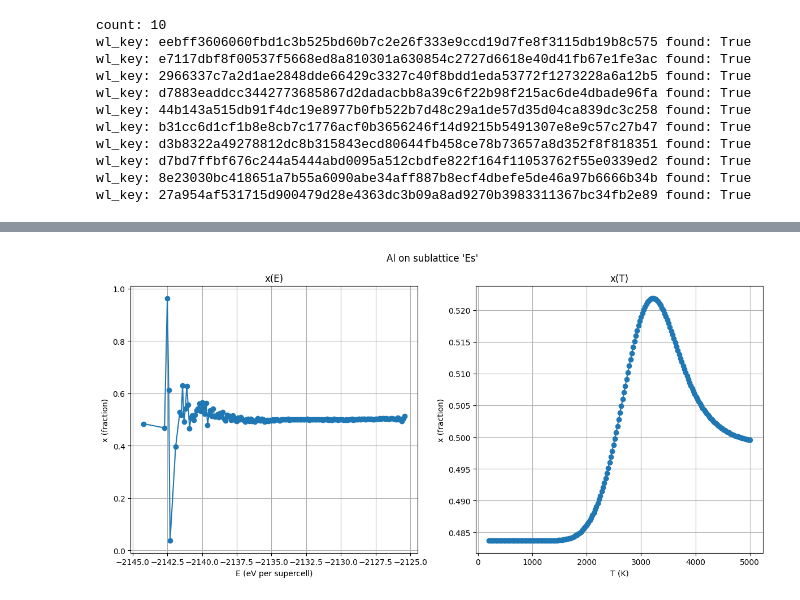
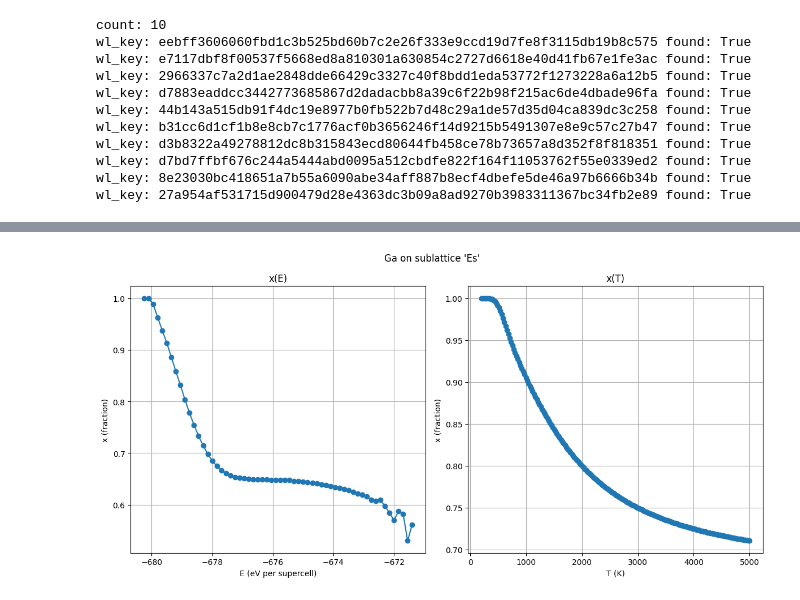
Before and after one commit to ColinBundschu/phase-edge, a Jupyter notebook: testing/visualize_wl.ipynb, the cells around one changed output, grey strips where cells are left out. Drawn from its saved outputs; the diff is of its cells as text; code cells hidden in the pictures.

```diff
--- a/testing/visualize_wl.ipynb
+++ b/testing/visualize_wl.ipynb
@@ -567,33 +574,33 @@ def _plot_single_xE_xT(
         ax.plot(E_series, y_series, marker="o")
     ax.set_xlabel("E (eV per supercell)")
     ax.set_ylabel("x (fraction)")
     ax.set_title("x(E)")
     ax.grid(True)
 
     # Right: x(T)
     ax = axes[1]
     if len(xT_series) > 0:
         Ts = sorted(xT_series.keys())
         ys = [xT_series[T] for T in Ts]
         ax.plot(np.asarray(Ts, dtype=float), np.asarray(ys, dtype=float), marker="o")
     else:
         # If no xT for this pair, plot empty axes so the layout stays stable.
         ax.plot([], [])
     ax.set_xlabel("T (K)")
     ax.set_ylabel("x (fraction)")
     ax.set_title("x(T)")
     ax.grid(True)
 
     fig.tight_layout()
     plt.show()
 
 
 # Example:
 result = analyze_wl_chain_tip(
     # "80d8c390132405b8ba7a1bb775c35a50ef1fe4acbafd10c247fe3e20a643638c", sublattice="Es", element="Al", # ZnAl2O4 2x2x2 refined
-    # "4f43349d82a2462e1af28a44f11430df3cf0bfcb01509eadba060c5dfc69edf2", sublattice="Es", element="Ga", # MgGa2O4 2x2x2 refined
-    "453865df7deffca7d2e6dc2246e8a2fa08683264868486e50a6fd7f03fa1db15", sublattice="Es", element="Al", # Sr2TaAlO6 3x3x3 unrefined
+    "1311a94f5d64fbbb02e984e8487d739da17c68acdd46b4cf7ef6d7021f2b4e7e", sublattice="Es", element="Ga", # MgGa2O4 2x2x2 refined
+    # "453865df7deffca7d2e6dc2246e8a2fa08683264868486e50a6fd7f03fa1db15", sublattice="Es", element="Al", # Sr2TaAlO6 3x3x3 unrefined
     T_grid=np.linspace(200.0, 5000.0, 200).astype(float).tolist(),
 )
 # %% [output]
-[figure, old version]
+[figure, new version]
```
Also changed, not shown: parts of 1 cell of this notebook, 17 other files.
